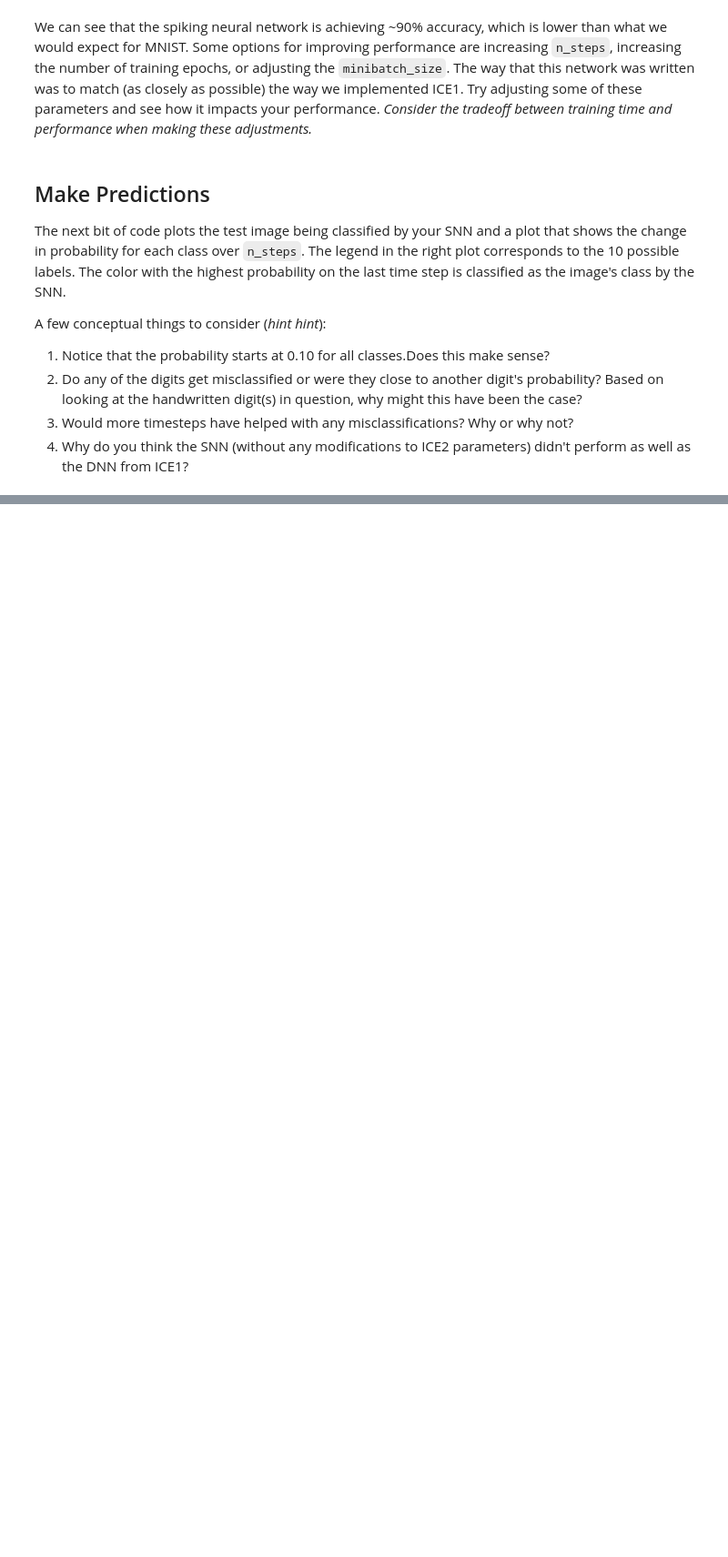
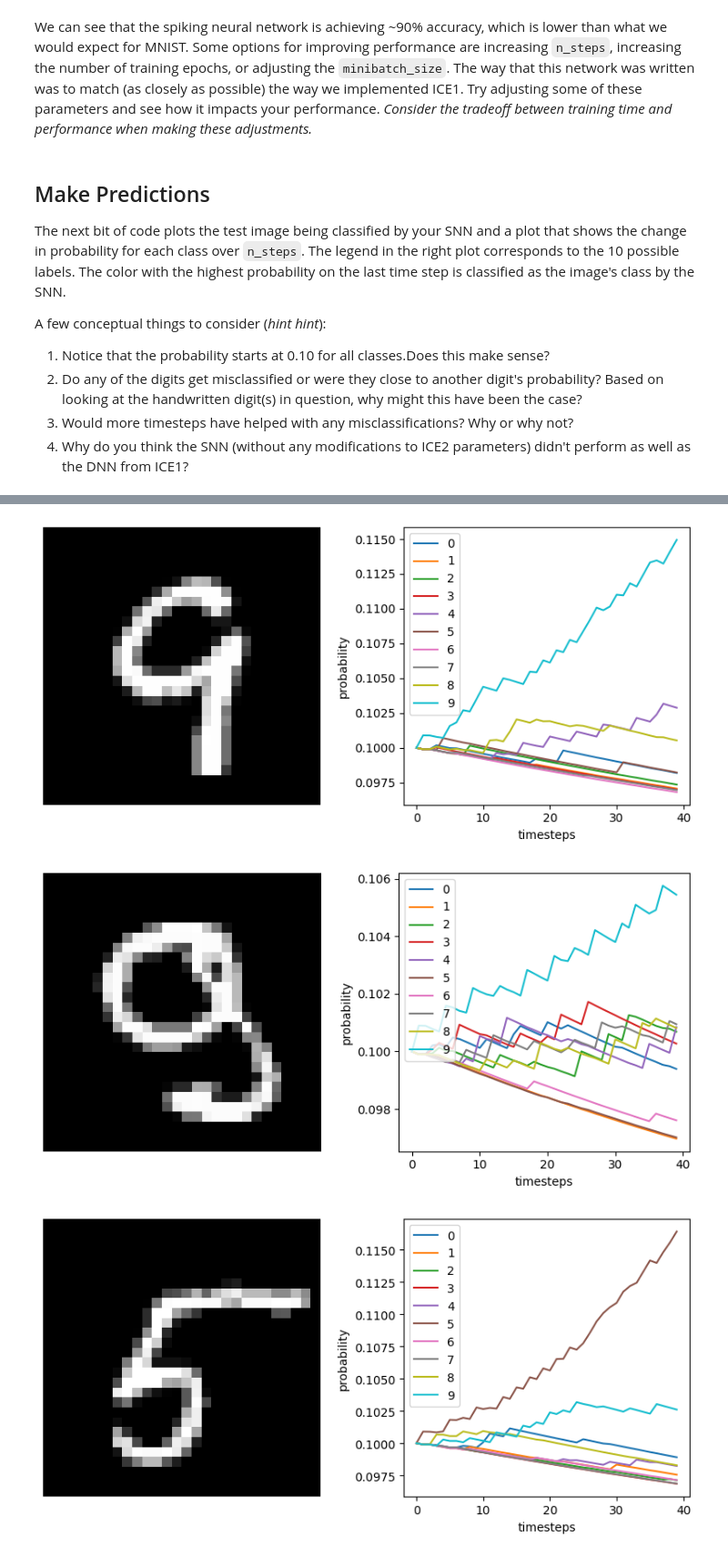
Before and after one commit to EnderonVuthaj/NeuralNets, a Jupyter notebook: ICE2_SNN.ipynb, the cells around one changed output, grey strips where cells are left out. Shown: that part at 91% size. Cells and saved outputs as stored; diff of their text form; code cells hidden in the pictures; blank space fills up the shorter version.

```diff
--- a/ICE2_SNN.ipynb
+++ b/ICE2_SNN.ipynb
@@ -49,12 +49,10 @@ This is the first section you are required to edit!
 
 </div>
 # %%
-# Load your data
-(train_images, train_labels), (test_images, test_labels) = (
-    tf.keras.datasets.mnist.load_data()
-)
+#Load your data
+(train_images, train_labels), (test_images, test_labels) = tf.keras.datasets.mnist.load_data()
 
-# Take a look at your data just to be sure it loaded as expected
+#Take a look at your data just to be sure it loaded as expected
 plt.figure(figsize=(5, 5))
 for i in range(16):
     plt.subplot(4, 4, i + 1)
@@ -66,8 +64,8 @@ for i in range(16):
 plt.show()
 
 # Flatten your Images
-train_images = train_images
-test_images = test_images
+train_images = train_images.reshape(train_images.shape[0], -1)
+test_images = test_images.reshape(test_images.shape[0], -1)
 # %% [output]
 [figure]
 # %% [markdown]
@@ -149,9 +147,7 @@ with nengo.Network(seed=0) as net:
     inp = nengo.Node(np.zeros(train_images.shape[2]))
 
     # First dense layer
-    a = nengo_dl.Layer(
-        tf.keras.layers.Dense(units=128, activation="relu", input_shape=(28 * 28,))
-    )(inp)
+    a = nengo_dl.Layer(tf.keras.layers.Dense(units=128, activation='relu', input_shape=(28 * 28,)))(inp)
     a = nengo_dl.Layer(neuron_type)(a)
 
     # Dropout layer
@@ -159,7 +155,8 @@ with nengo.Network(seed=0) as net:
     b = nengo_dl.Layer(neuron_type)(b)
 
     # Final dense layer
-    out = nengo_dl.Layer(tf.keras.layers.Dense(units=10, activation="softmax"))(b)
+    out = nengo_dl.Layer(tf.keras.layers.Dense(units=10, activation='softmax'))(b)
+
 
     # Here we create two different output probes, one with a filter
     # (for when we're simulating the network over time and
@@ -277,11 +293,11 @@ This will take about 30-45 seconds to run (not sure why - bonus points if you fi
 
 </div>
 # %%
-sim.compile(loss={???: classification_accuracy})
+sim.compile(loss={out_p_filt: classification_accuracy})
 print(
     "Accuracy after training:",
     sim.evaluate(
-        test_images[0 : 256 * 3], {???: test_labels[0 : 256 * 3]}, verbose=0
+        test_images[0 : 256 * 3], {out_p_filt: test_labels[0 : 256 * 3]}, verbose=0
     )["loss"],
     # sim.evaluate(test_images, {???: test_labels}, verbose=0)["loss"],
 )
@@ -298,17 +328,18 @@ A few conceptual things to consider (_hint hint_):
 3. Would more timesteps have helped with any misclassifications? Why or why not?
 4. Why do you think the SNN (without any modifications to ICE2 parameters) didn't perform as well as the DNN from ICE1?
 # %%
-data = sim.predict(test_images[:250])
+data = sim.predict(test_images[:256])
 
 for i in range(5):
     plt.figure(figsize=(8, 4))
     plt.subplot(1, 2, 1)
-    plt.imshow(test_images[150 + i, 0].reshape((28, 28)), cmap="gray")
+    plt.imshow(test_images[150+i, 0].reshape((28, 28)), cmap="gray")
     plt.axis("off")
 
     plt.subplot(1, 2, 2)
-    plt.plot(tf.nn.softmax(data[out_p_filt][150 + i]))
+    plt.plot(tf.nn.softmax(data[out_p_filt][150+i]))
     plt.legend([str(i) for i in range(10)], loc="upper left")
     plt.xlabel("timesteps")
     plt.ylabel("probability")
     plt.tight_layout()
+# %% [output]
@@ -314,0 +353,3 @@ for i in range(5):
+[figure, added]
+[figure, added]
+[figure, added]
```
Also changed, not shown: parts of 5 cells of this notebook.
